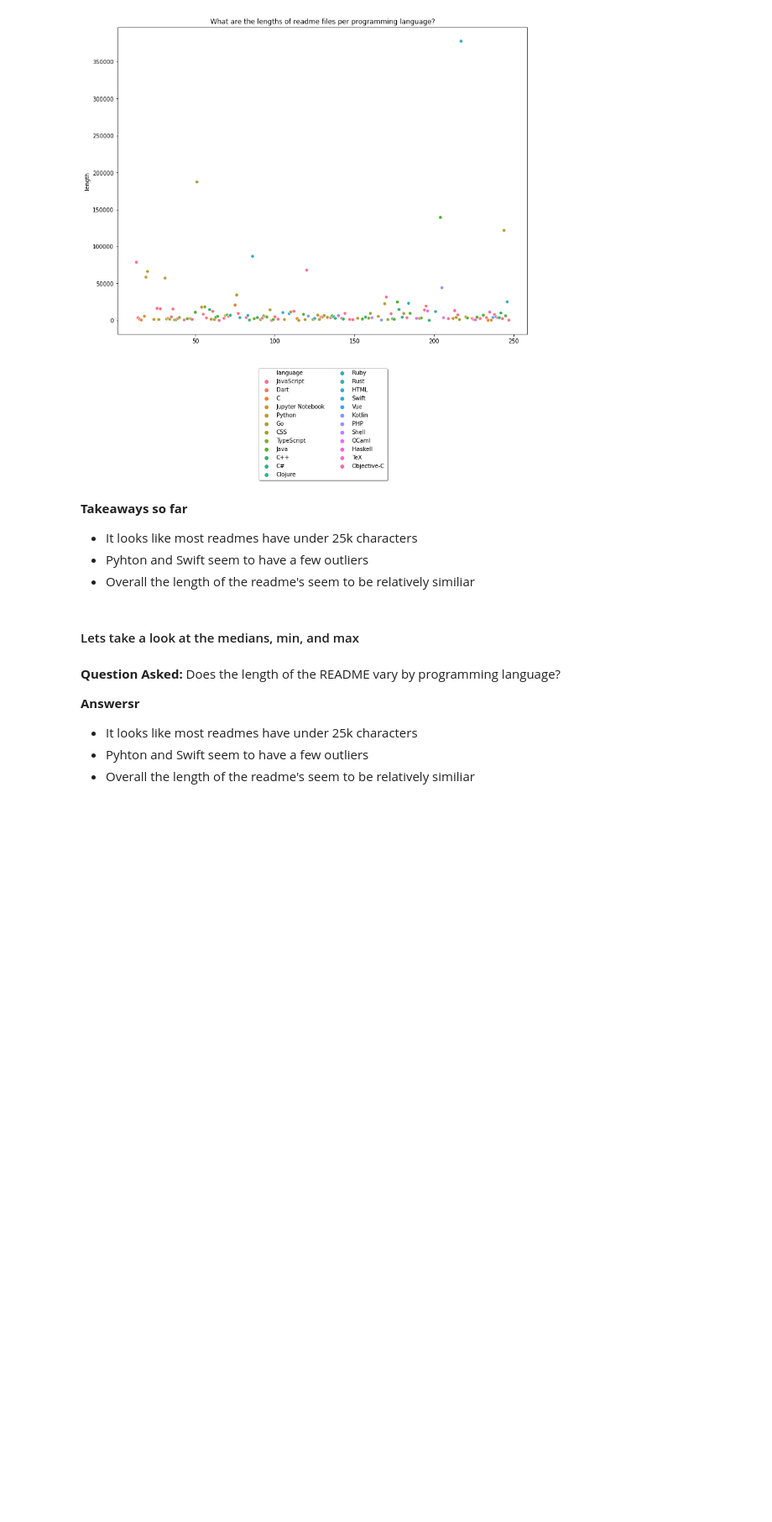
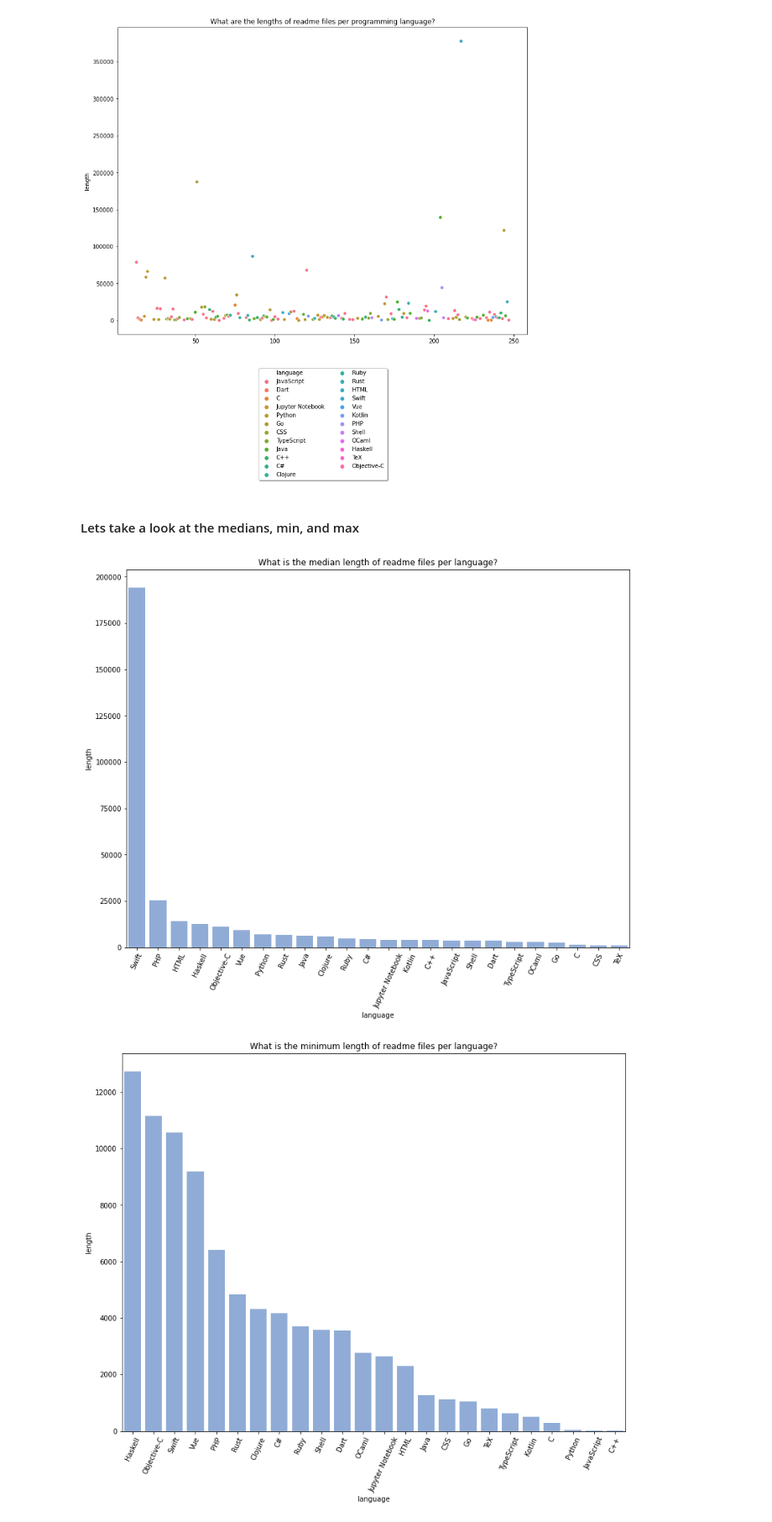
Before and after one commit to nlp-github-project/nlp-github-project, a Jupyter notebook: project_notebook.ipynb, the cells around one changed output. Shown at 84% size. Cells and saved outputs as stored; diff of their text form; code cells hidden in the pictures; blank space fills up the shorter version.

```diff
--- a/project_notebook.ipynb
+++ b/project_notebook.ipynb
@@ -228,17 +237,11 @@ explore.plot_distro_for_value_counts_top(df)
 explore.scatterplot_for_readmes(df)
 # %% [output]
 [figure]
-# %% [markdown]
-**Takeaways so far**
-- It looks like most readmes have under 25k characters
-- Pyhton and Swift seem to have a few outliers
-- Overall the length of the readme's seem to be relatively similiar
 # %% [markdown]
 #### Lets take a look at the medians, min, and max
-# %% [markdown]
-**Question Asked:** Does the length of the README vary by programming language?
-
-**Answersr**
-- It looks like most readmes have under 25k characters
-- Pyhton and Swift seem to have a few outliers
-- Overall the length of the readme's seem to be relatively similiar
+# %%
+#function to plot the lengths o the readmes for all the languages
+explore.bargraphs_for_min_max_median(df)
+# %% [output]
+[figure, added]
+[figure, added]
```
Also changed, not shown: parts of 19 cells of this notebook.
